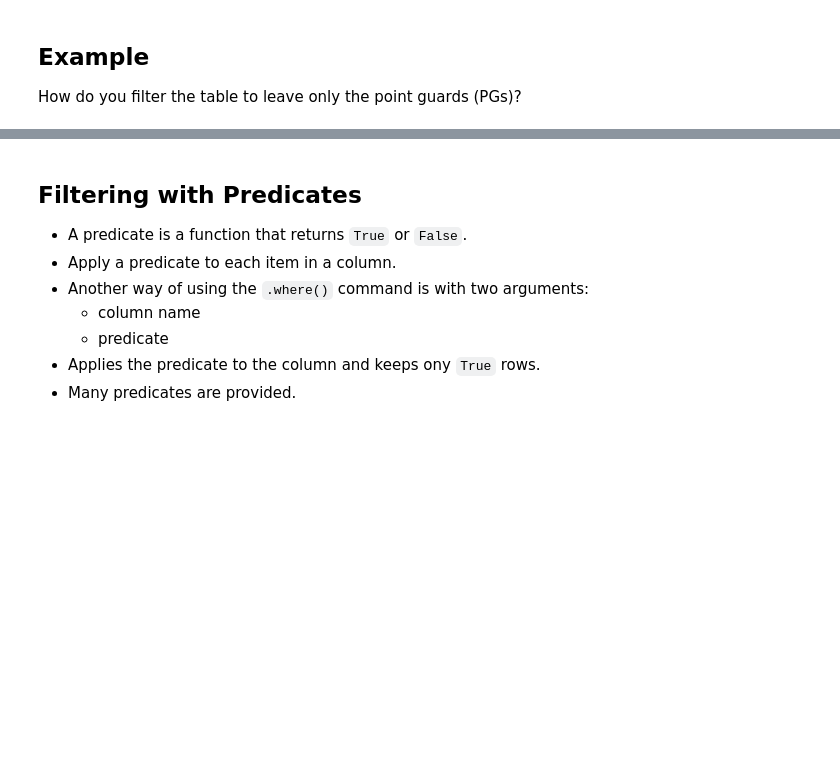
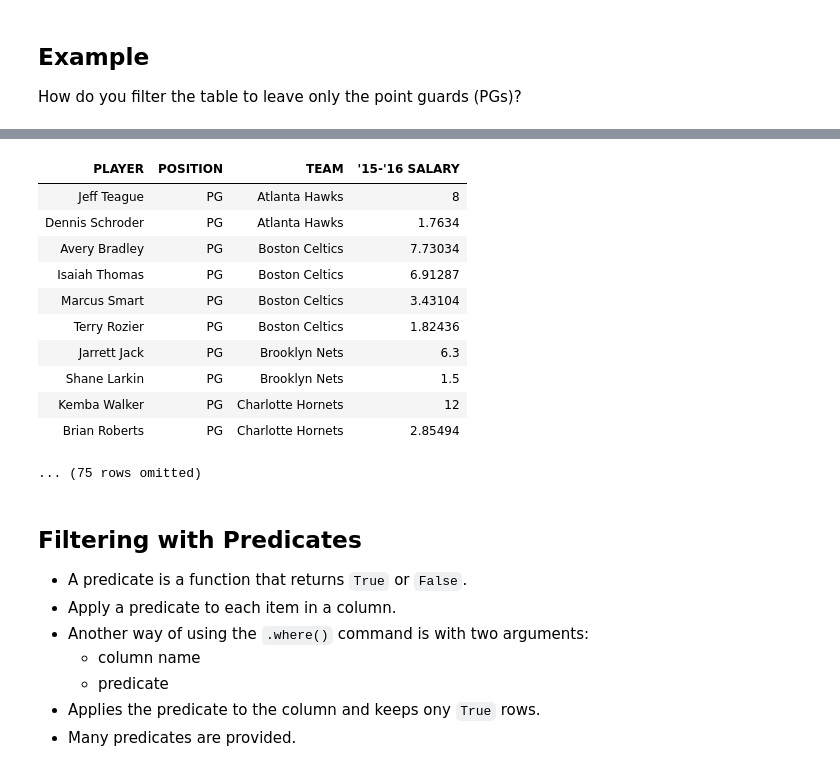
Before and after one commit to ucsd-ets/dsc10-fa19, a Jupyter notebook: Lectures/Week02/Lecture 04 Selecting Rows.ipynb, the cells around one changed output, grey strips where cells are left out. Drawn from its saved outputs; the diff is of its cells as text; code cells hidden in the pictures; blank space fills up the shorter version.

```diff
--- a/Lectures/Week02/Lecture 04 Selecting Rows.ipynb
+++ b/Lectures/Week02/Lecture 04 Selecting Rows.ipynb
@@ -297,3 +576,15 @@ How do you filter the table to leave only the point guards (PGs)?
 # %%
-PG = nba.column('POSITION')=='PG'
-PG
+nba.where(nba.column('POSITION')=='PG')
+# %% [output]
+| PLAYER | POSITION | TEAM | '15-'16 SALARY |
+| Jeff Teague | PG | Atlanta Hawks | 8 |
+| Dennis Schroder | PG | Atlanta Hawks | 1.7634 |
+| Avery Bradley | PG | Boston Celtics | 7.73034 |
+| Isaiah Thomas | PG | Boston Celtics | 6.91287 |
+| Marcus Smart | PG | Boston Celtics | 3.43104 |
+| Terry Rozier | PG | Boston Celtics | 1.82436 |
+| Jarrett Jack | PG | Brooklyn Nets | 6.3 |
+| Shane Larkin | PG | Brooklyn Nets | 1.5 |
+| Kemba Walker | PG | Charlotte Hornets | 12 |
+| Brian Roberts | PG | Charlotte Hornets | 2.85494 |
+... (75 rows omitted)
```
Also changed, not shown: parts of 49 cells of this notebook, 3 other files.
